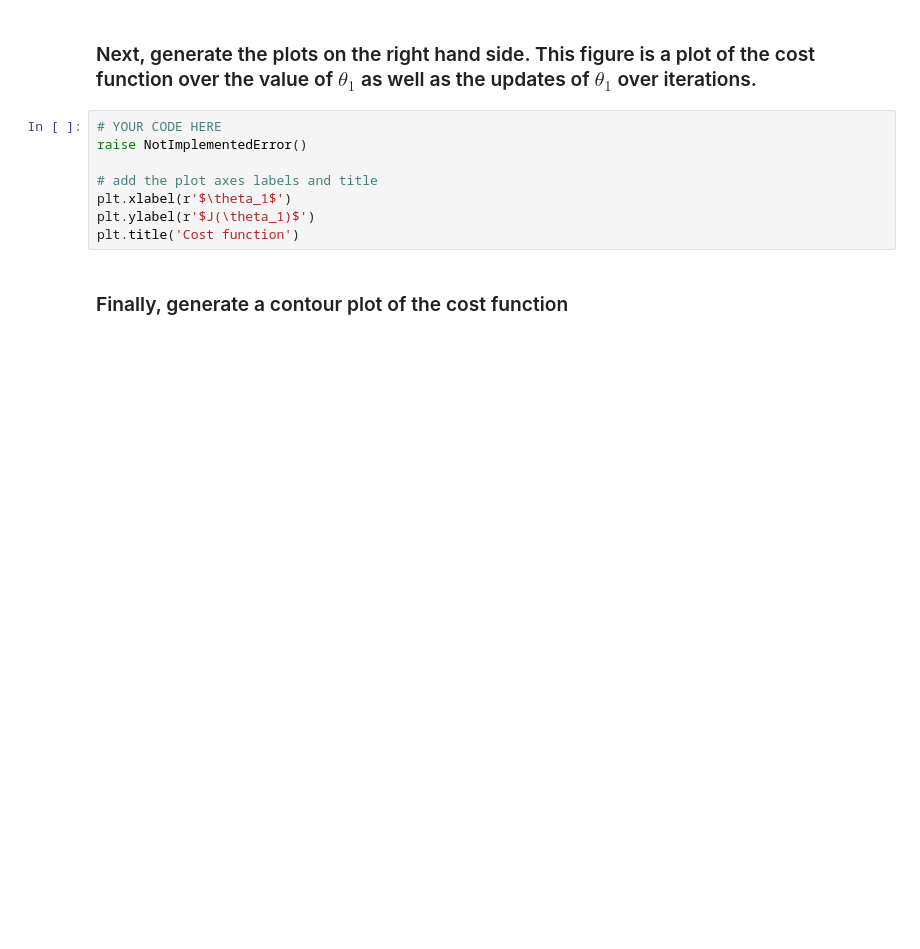
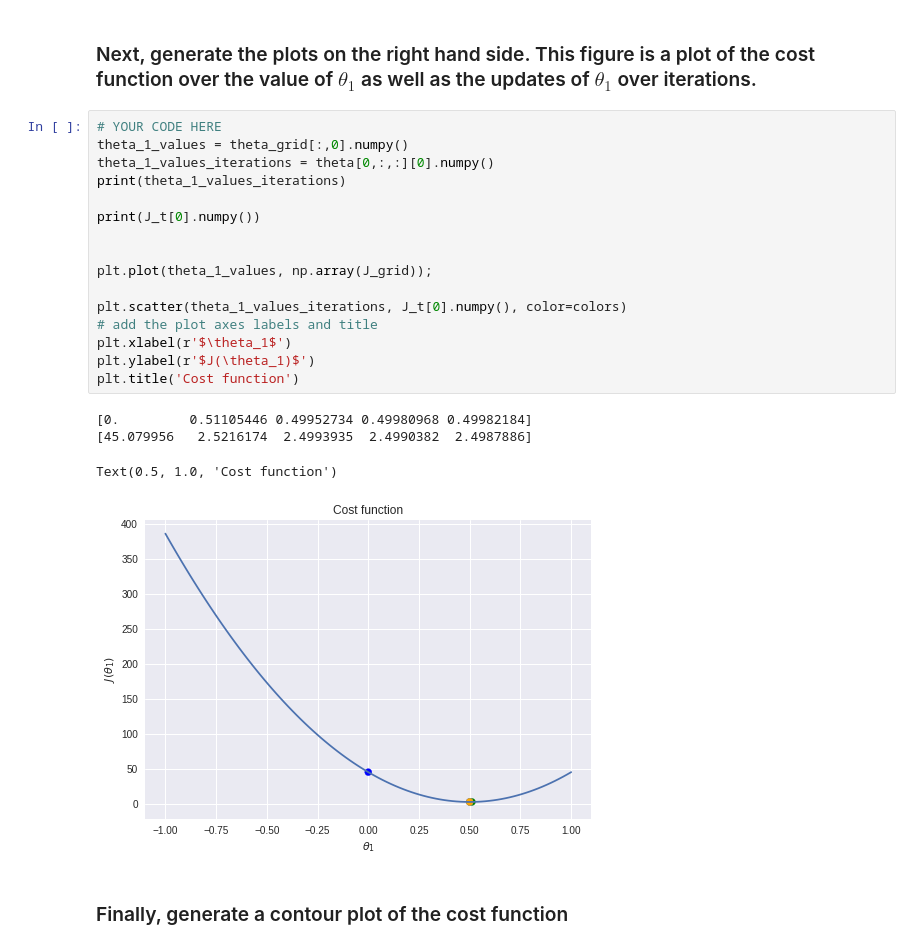
Before and after one commit to ShaunakSen/Deep-Learning, a Jupyter notebook: Copy_of_3_1_gradient_descent.ipynb, the cells around one changed output. Drawn from its saved outputs; the diff is of its cells as text; blank space fills up the shorter version.

```diff
--- a/Copy_of_3_1_gradient_descent.ipynb
+++ b/Copy_of_3_1_gradient_descent.ipynb
@@ -213,12 +275,25 @@ tensor([[5.4926e-36, 0.0000e+00, 0.0000e+00, 0.0000e+00,        nan]])
 ### Next, generate the plots on the right hand side. This figure is a plot of the cost function over the value of $\theta_1$ as well as the updates of $\theta_1$ over iterations.
 # %%
 # YOUR CODE HERE
-raise NotImplementedError()
+theta_1_values = theta_grid[:,0].numpy()
+theta_1_values_iterations = theta[0,:,:][0].numpy()
+print(theta_1_values_iterations)
 
+print(J_t[0].numpy())
+
+
+plt.plot(theta_1_values, np.array(J_grid));
+
+plt.scatter(theta_1_values_iterations, J_t[0].numpy(), color=colors)
 # add the plot axes labels and title
 plt.xlabel(r'$\theta_1$')
 plt.ylabel(r'$J(\theta_1)$')
 plt.title('Cost function')
+# %% [output]
+[0.         0.51105446 0.49952734 0.49980968 0.49982184]
+[45.079956   2.5216174  2.4993935  2.4990382  2.4987886]
+Text(0.5, 1.0, 'Cost function')
+[figure, added]
 # %% [markdown]
 ### Finally, generate a contour plot of the cost function
 # %%
```
Also changed, not shown: parts of 6 cells of this notebook.
